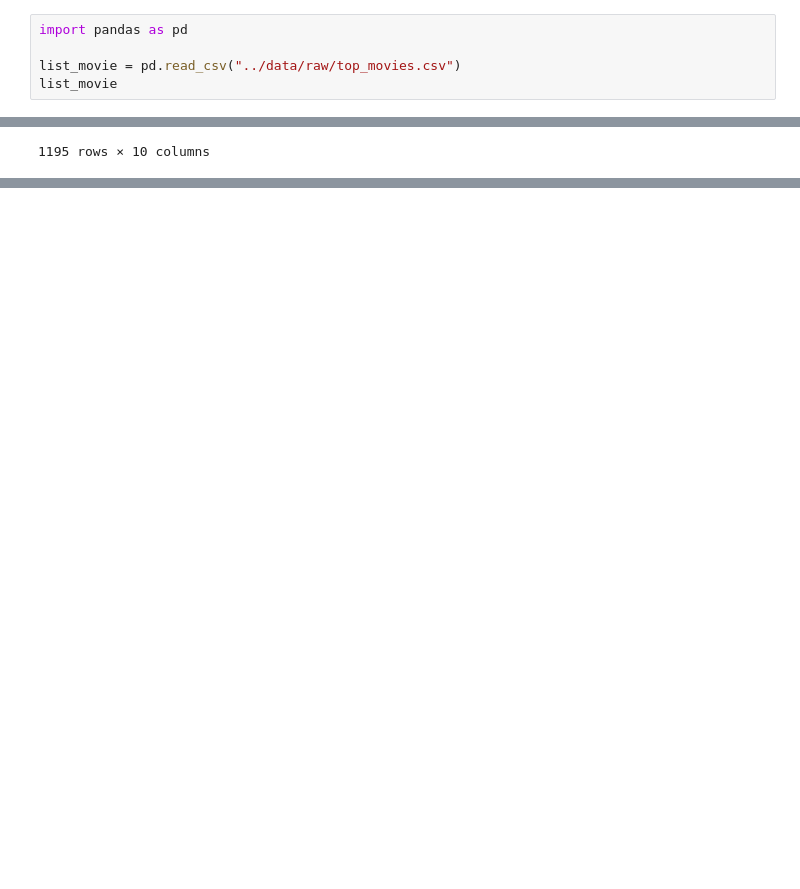
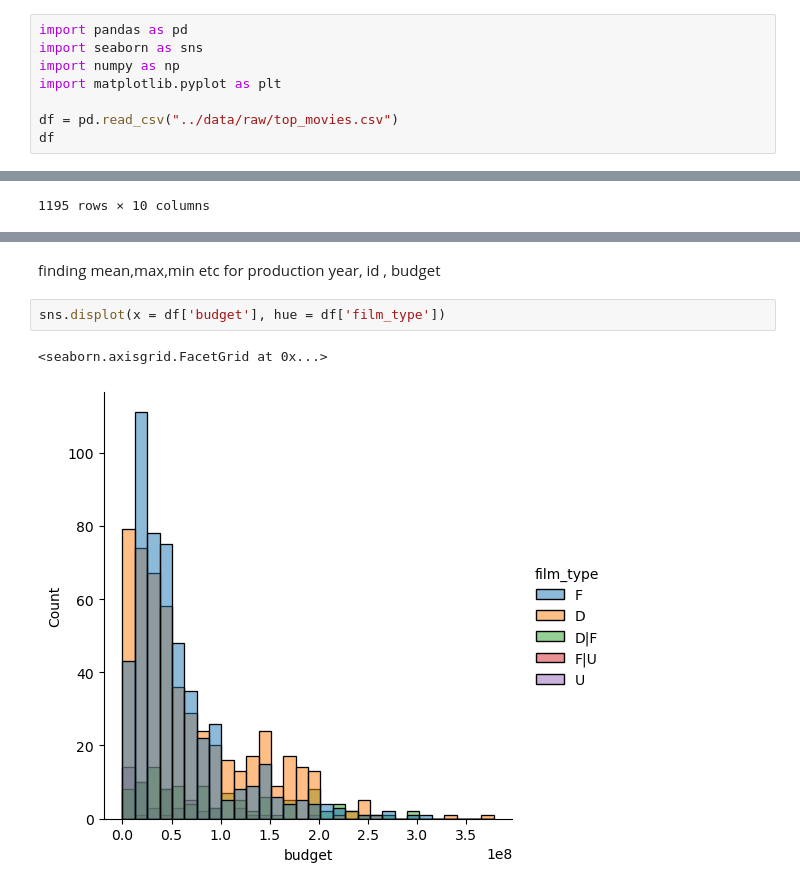
Before and after one commit to ubco-W2022T1-cosc301/project-group16, a Jupyter notebook: notebooks/analysis3.ipynb, the cells around one changed output, grey strips where cells are left out. Saved outputs shown, nothing was run; the diff lists cells and outputs as text; blank space fills up the shorter version.

```diff
--- a/notebooks/analysis3.ipynb
+++ b/notebooks/analysis3.ipynb
@@ -6,9 +6,12 @@
 Briefly describe your research question or interests here.
 # %%
 import pandas as pd
+import seaborn as sns
+import numpy as np
+import matplotlib.pyplot as plt
 
-list_movie = pd.read_csv("../data/raw/top_movies.csv")
-list_movie
+df = pd.read_csv("../data/raw/top_movies.csv")
+df
 # %% [output]
 |  | production_year | id | title | directors | genres | camera_format | negative_format | budget | ... |
 | 0 | 2006 | 4103791 | Pirates of the Caribbean: Dead Ma... | Verbinski, Gore | Action|Adventure|Fantasy | Arriflex 235, Panavision Primo Le... | 35 mm | 225000000 | ... |
@@ -25,0 +52,7 @@ list_movie
+# %% [markdown]
+finding mean,max,min etc for production year, id , budget
+# %%
+sns.displot(x = df['budget'], hue = df['film_type'])
+# %% [output]
+<seaborn.axisgrid.FacetGrid at 0x...>
+[figure, added]
```
Also changed, not shown: parts of 13 cells of this notebook, 1 other file.
